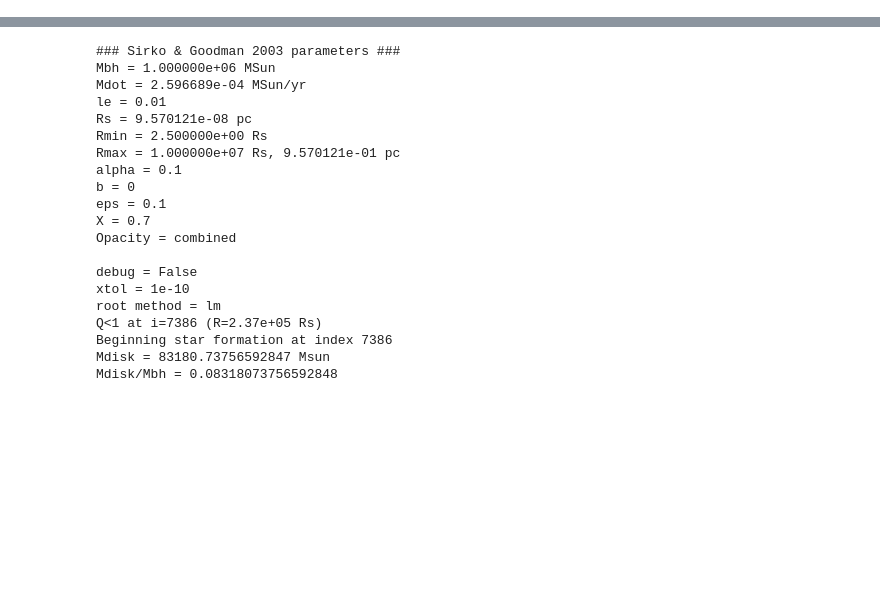
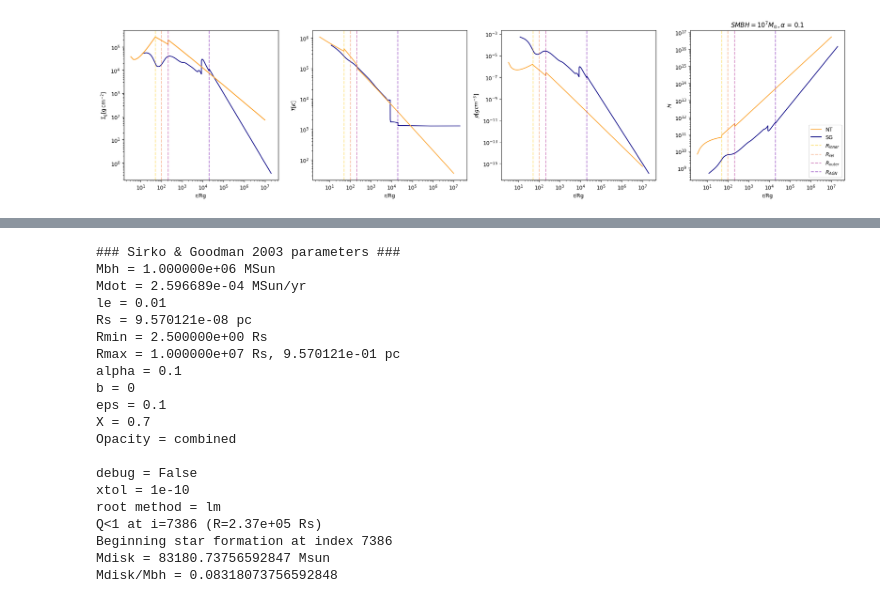
Before and after one commit to jt-stevenson/EMRIs_test, a Jupyter notebook: disk_profiles.ipynb, the cells around one changed output, grey strips where cells are left out. Cells and saved outputs as stored; diff of their text form; code cells hidden in the pictures; blank space fills up the shorter version.

```diff
--- a/disk_profiles.ipynb
+++ b/disk_profiles.ipynb
@@ -174,3 +201,84 @@ Mdisk/Mbh = 0.08318073756592848
+# %%
+fig, axs = plt.subplots(1, 4, figsize=(20, 5), dpi=100)
+
+colour='plasma'
+cmap = plt.colormaps[colour]
+
+i=0
+
+axs[i].plot(disk.R/R_G, 2*disk.h*disk.rho*ct.SI_to_gcm2, label = r"SG", color=cmap(0.0))
+axs[i].plot(Rs, sigmas, '-', color=cmap(0.8), label = r"NT")
+
+axs[i].set_ylabel(r'$\Sigma_{\rm g} [{\rm g \, cm}^{-2}]$')
+axs[i].set_xlabel("r/Rg")
+
+axs[i].set_xscale('log')
+axs[i].set_yscale('log')
+
+axs[i].plot(Rs, sigmas, '-', color=cmap(0.8), label = r"NT")
+
+axs[i].axvline(x=R_im, linestyle='--', color=cmap(0.9), alpha=0.5, label = r"$R_{inner}$")
+axs[i].axvline(x=r_rel/R_G, linestyle='--', color=cmap(0.7), alpha=0.5, label = r"$R_{rel}$")
+axs[i].axvline(x=R_mo, linestyle='--', color=cmap(0.4), alpha=0.5, label = r"$R_{outer}$")
+axs[i].axvline(x=disk.R_AGN/R_G, linestyle='--', color=cmap(0.2), alpha=0.5, label = r"$R_{AGN}$")
+
+i=1
+
+axs[i].plot(disk.R/R_G, disk.T, color=cmap(0.0), label = r"SG")
+axs[i].set_ylabel(r'$T [K] $')
+axs[i].set_xlabel("r/Rg")
+
+axs[i].set_xscale('log')
+axs[i].set_yscale('log')
+
+axs[i].plot(Rs, Ts, '-', color=cmap(0.8), label = r"NT")
+
+axs[i].axvline(x=R_im, linestyle='--', color=cmap(0.9), alpha=0.5, label = r"$R_{inner}$")
+axs[i].axvline(x=r_rel/R_G, linestyle='--', color=cmap(0.7), alpha=0.5, label = r"$R_{rel}$")
+axs[i].axvline(x=R_mo, linestyle='--', color=cmap(0.4), alpha=0.5, label = r"$R_{outer}$")
+axs[i].axvline(x=disk.R_AGN/R_G, linestyle='--', color=cmap(0.2), alpha=0.5, label = r"$R_{AGN}$")
+
+i=2
+
+axs[i].plot(disk.R/R_G, disk.rho, color=cmap(0.0), label = r"SG")
+axs[i].set_ylabel(r'$\rho [gcm^{-3}] $')
+axs[i].set_xlabel("r/Rg")
+
+axs[i].set_xscale('log')
+axs[i].set_yscale('log')
+
+axs[i].plot(Rs, rho0s, '-', color=cmap(0.8), label = r"NT")
+
+axs[i].axvline(x=R_im, linestyle='--', color=cmap(0.9), alpha=0.5, label = r"$R_{inner}$")
+axs[i].axvline(x=r_rel/R_G, linestyle='--', color=cmap(0.7), alpha=0.5, label = r"$R_{rel}$")
+axs[i].axvline(x=R_mo, linestyle='--', color=cmap(0.4), alpha=0.5, label = r"$R_{outer}$")
+axs[i].axvline(x=disk.R_AGN/R_G, linestyle='--', color=cmap(0.2), alpha=0.5, label = r"$R_{AGN}$")
+
+i=3
+
+axs[i].set_ylabel(r'$H$')
+axs[i].set_xlabel("r/Rg")
+
+axs[i].set_xscale('log')
+axs[i].set_yscale('log')
+
+axs[i].plot(Rs, Hs, '-', color=cmap(0.8), label = r"NT")
+
+axs[i].plot(disk.R/R_G, disk.h, '-', color=cmap(0.0), label = r"SG")
+
+axs[i].axvline(x=R_im, linestyle='--', color=cmap(0.9), alpha=0.5, label = r"$R_{inner}$")
+axs[i].axvline(x=r_rel/R_G, linestyle='--', color=cmap(0.7), alpha=0.5, label = r"$R_{rel}$")
+axs[i].axvline(x=R_mo, linestyle='--', color=cmap(0.4), alpha=0.5, label = r"$R_{outer}$")
+axs[i].axvline(x=disk.R_AGN/R_G, linestyle='--', color=cmap(0.2), alpha=0.5, label = r"$R_{AGN}$")
+
+axs[i].legend()
+
+plt.title(f'$SMBH = 10^{MBH_power}'r'{M_{\odot}}, \alpha$ = 'f'{alpha}')
+plt.tight_layout()
+plt.savefig(f'EMRIs_Jupiter_2/all_profiles_logMBH{MBH_power}_alpha{alpha}.pdf')
+plt.show()
+# %% [output]
+[figure, added]
 # %%
 colour='plasma'
 cmap = plt.colormaps[colour]
```
Also changed, not shown: parts of 10 cells of this notebook, 1 other file.
